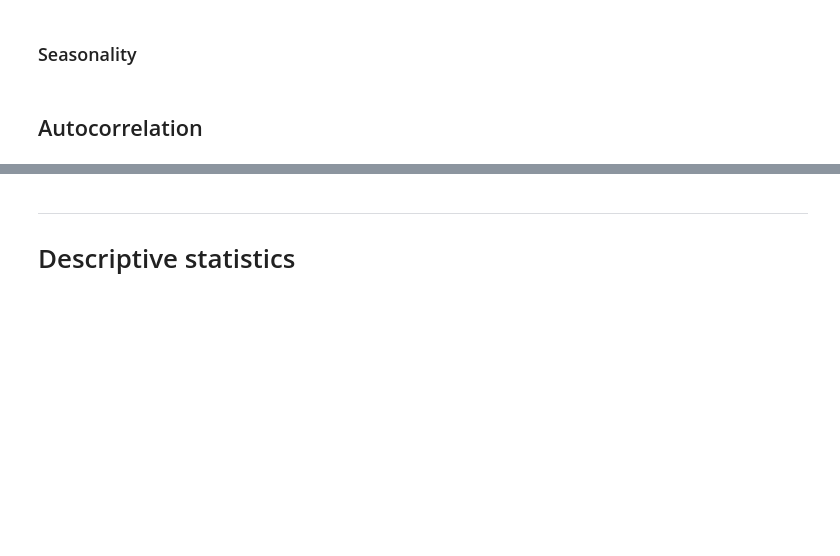
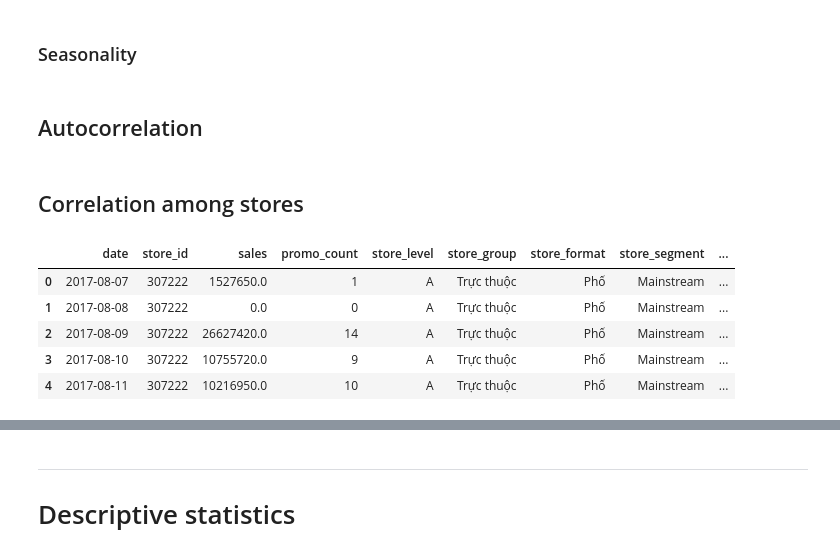
Before and after one commit to phucnh22/Sales_forecast, a Jupyter notebook: Giang_EDA.ipynb, the cells around one changed output, grey strips where cells are left out. Drawn from its saved outputs; the diff is of its cells as text; code cells hidden in the pictures; blank space fills up the shorter version.

```diff
--- a/Giang_EDA.ipynb
+++ b/Giang_EDA.ipynb
@@ -175,3 +175,14 @@ fig.update_traces(showlegend=False)
 fig.update_yaxes(zerolinecolor='#000000')
 fig.update_layout(title='PACF', width=1000)
 fig.show()
+# %% [markdown]
+## Correlation among stores
+# %%
+df_store.head()
+# %% [output]
+|  | date | store_id | sales | promo_count | store_level | store_group | store_format | store_segment | ... |
+| 0 | 2017-08-07 | 307222 | 1527650.0 | 1 | A | Trực thuộc | Phố | Mainstream | ... |
+| 1 | 2017-08-08 | 307222 | 0.0 | 0 | A | Trực thuộc | Phố | Mainstream | ... |
+| 2 | 2017-08-09 | 307222 | 26627420.0 | 14 | A | Trực thuộc | Phố | Mainstream | ... |
+| 3 | 2017-08-10 | 307222 | 10755720.0 | 9 | A | Trực thuộc | Phố | Mainstream | ... |
+| 4 | 2017-08-11 | 307222 | 10216950.0 | 10 | A | Trực thuộc | Phố | Mainstream | ... |
```
Also changed, not shown: parts of 2 cells of this notebook, 6 other files.
